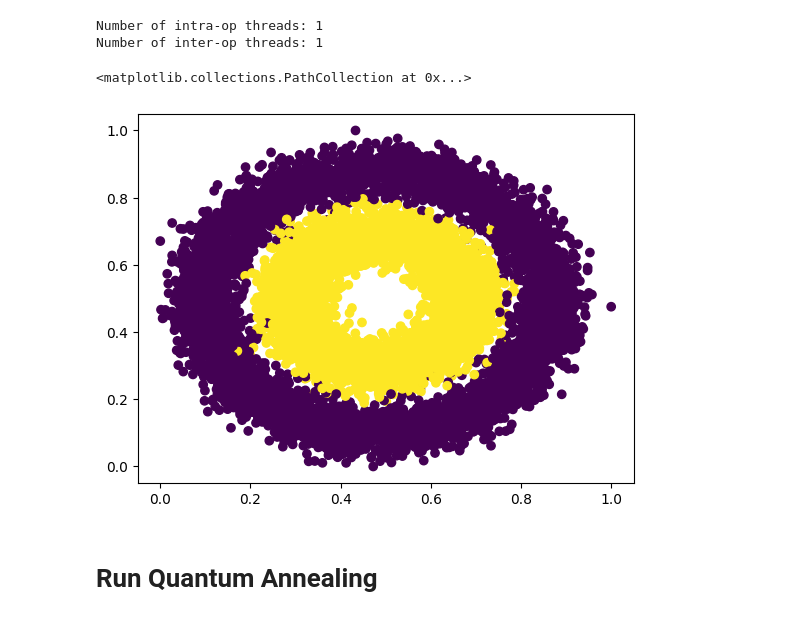
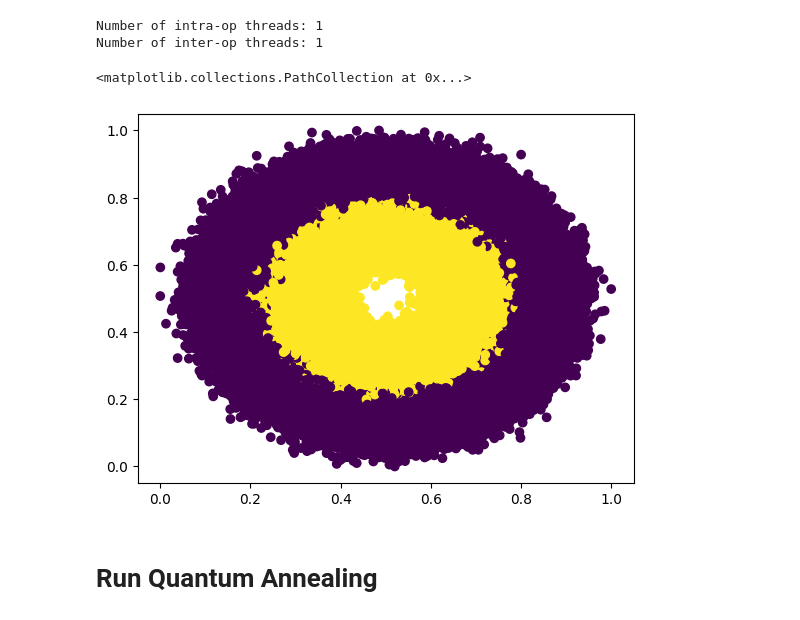
Before and after one commit to wtroy2/Quantum-KAN, a Jupyter notebook: experiments/2_0_KAN_classification_circle_dataset.ipynb, the cells around one changed output. Drawn from its saved outputs; the diff is of its cells as text; code cells hidden in the pictures.

```diff
--- a/experiments/2_0_KAN_classification_circle_dataset.ipynb
+++ b/experiments/2_0_KAN_classification_circle_dataset.ipynb
@@ -364,8 +364,8 @@ num_basis_funcs_2 = degree2 + 1
 # Generate example data
 dataset = {}
 dataset_np = {}
-n_training_samples = 10000
-n_test_samples = 1000
+n_training_samples = 100000
+n_test_samples = 10000
 train_input, train_label = make_circles(n_samples=n_training_samples, shuffle=True, noise=0.1, factor=0.5, random_state=None)
 test_input, test_label = make_circles(n_samples=n_test_samples, shuffle=True, noise=0.1, factor=0.5, random_state=None)
 
@@ -397,34 +397,34 @@ X_train = dataset_np['train_input']
 y_train = dataset_np['train_label']
 z_data_train = y_train[:, 0]
 x_data_train = X_train[:, 0]
 y_data_train = X_train[:, 1]
 
 X_test = dataset_np['test_input']
 y_test = dataset_np['test_label']
 z_data_test = y_test[:, 0]
 x_data_test = X_test[:, 0]
 y_data_test = X_test[:, 1]
 
 # Normalize x_data
 x_min_train, x_max_train = x_data_train.min(), x_data_train.max()
 x_data_train = (x_data_train - x_min_train) / (x_max_train - x_min_train)
 
 # Normalize y_data
 y_min_train, y_max_train = y_data_train.min(), y_data_train.max()
 y_data_train = (y_data_train - y_min_train) / (y_max_train - y_min_train)
 
 # Normalize x_data test
 x_min_test, x_max_test = x_data_test.min(), x_data_test.max()
 x_data_test = (x_data_test - x_min_test) / (x_max_test - x_min_test)
 
 # Normalize y_data test
 y_min_test, y_max_test = y_data_test.min(), y_data_test.max()
 y_data_test = (y_data_test - y_min_test) / (y_max_test - y_min_test)
 
 plt.scatter(x_data_train, y_data_train, c=z_data_train)
 # %% [output]
 <matplotlib.collections.PathCollection at 0x...>
-[figure, old version]
+[figure, new version]
 # %% [markdown]
 # Run Quantum Annealing
 # %%
```
Also changed, not shown: parts of 9 cells of this notebook, 26 other files.
